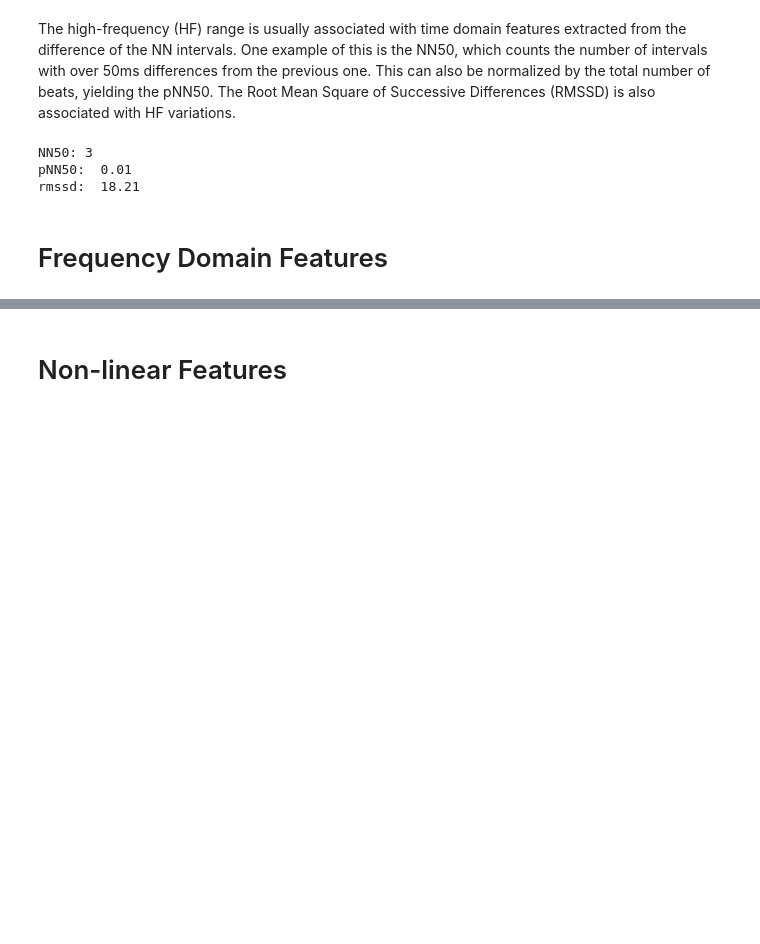
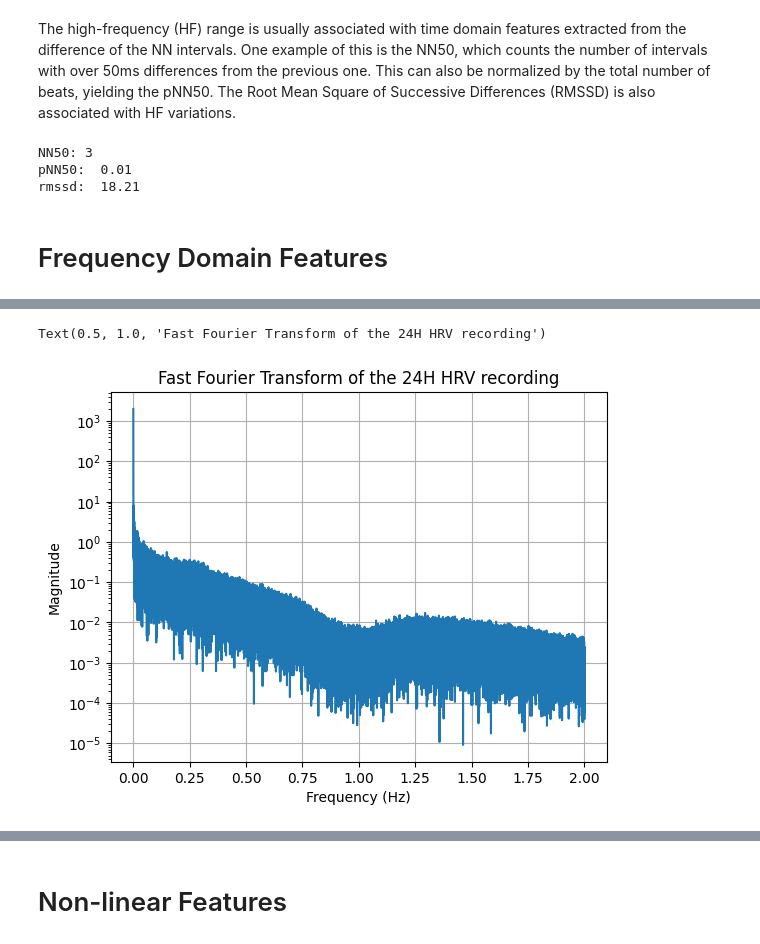
Before and after one commit to jkruse27/Tutorials, a Jupyter notebook: notebooks/hrv_basics.ipynb, the cells around one changed output, grey strips where cells are left out. Drawn from its saved outputs; the diff is of its cells as text; code cells hidden in the pictures; blank space fills up the shorter version.

Commit message:
add: Frequency analysis section

```diff
--- a/notebooks/hrv_basics.ipynb
+++ b/notebooks/hrv_basics.ipynb
@@ -223,0 +231,35 @@ Besides analysis done in the time domain, the frequency domain can also give us
+# %%
+import sys
+sys.path.append('../')
+from utils.utils import read_file
+
+fs = 4 # Define the sampling rate as 4Hz
+T = 1.0/fs # Defining the period as 1/f
+
+# Reading the data
+hrv = read_file(
+    '../data/example_hrv.csv',
+    resampling_rate = fs # Resampling to the desired rate
+)
+
+N = len(hrv)
+
+# Creating the time stamps for each sample
+# This is only necessary for us to obtain the labels of the frequencies
+x = np.linspace(0.0, N*T, N, endpoint=False)
+
+yf = fft(hrv) # obtaining FFT
+xf = fftfreq(N, T)[:N//2] # Obtaining the frequency corresponding to each value of the FFT
+
+plt.plot(xf, 2.0/N * np.abs(yf[0:N//2]))
+plt.grid()
+
+# Defining the y-scale as log for easier visualization
+plt.yscale('log')
+
+plt.xlabel('Frequency (Hz)')
+plt.ylabel('Magnitude')
+plt.title('Fast Fourier Transform of the 24H HRV recording')
+# %% [output]
+Text(0.5, 1.0, 'Fast Fourier Transform of the 24H HRV recording')
+[figure, added]
```
Also changed, not shown: parts of 11 cells of this notebook, 17 other files.
